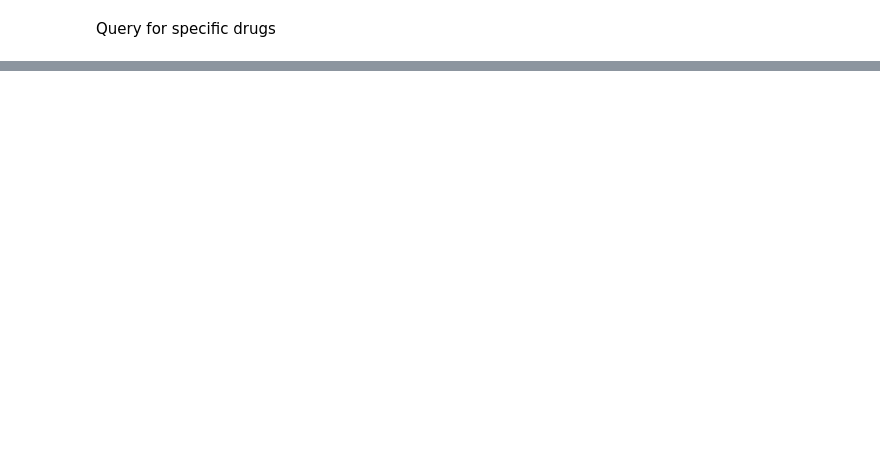
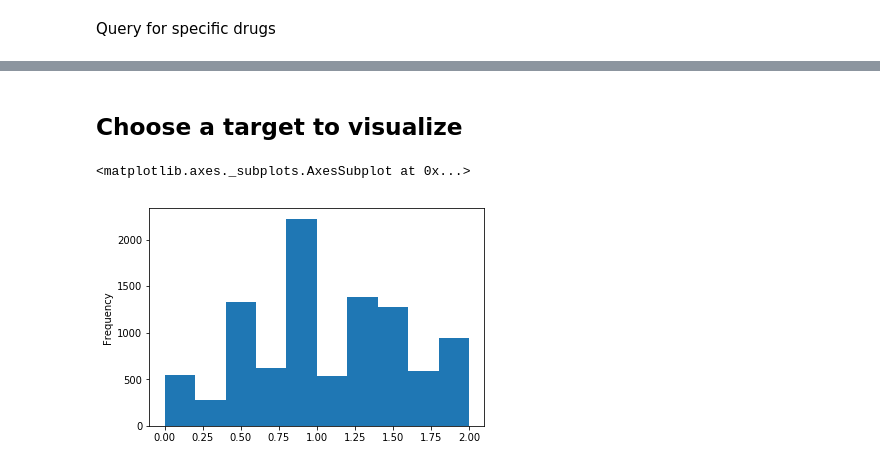
Before and after one commit to SimoneBarbaro/data_science_lab_project, a Jupyter notebook: src/DSL-Notebook.ipynb, the cells around one changed output, grey strips where cells are left out. Cells and saved outputs as stored; diff of their text form; code cells hidden in the pictures; blank space fills up the shorter version.

```diff
--- a/src/DSL-Notebook.ipynb
+++ b/src/DSL-Notebook.ipynb
@@ -152,0 +159,4 @@ summary_results
+# %%
+analysis_level = 'soc'
+cluster_number = num_clusters
+targets_per_cluster = 5
@@ -152,0 +165,4 @@ summary_results
+# %%
+analyzer = InteractiveAnalyzer(result_path)
+# %%
+significant_clusters, important_targets = analyzer.get_important_data(analysis_level, cluster_number, targets_per_cluster)
@@ -152,0 +192,9 @@ summary_results
+# %% [markdown]
+## Choose a target to visualize
+# %%
+target = 'Potassium Channel'
+# %%
+important_targets[cluster_no][target].plot.hist()
+# %% [output]
+<matplotlib.axes._subplots.AxesSubplot at 0x...>
+[figure, added]
```
Also changed, not shown: parts of 41 cells of this notebook.
